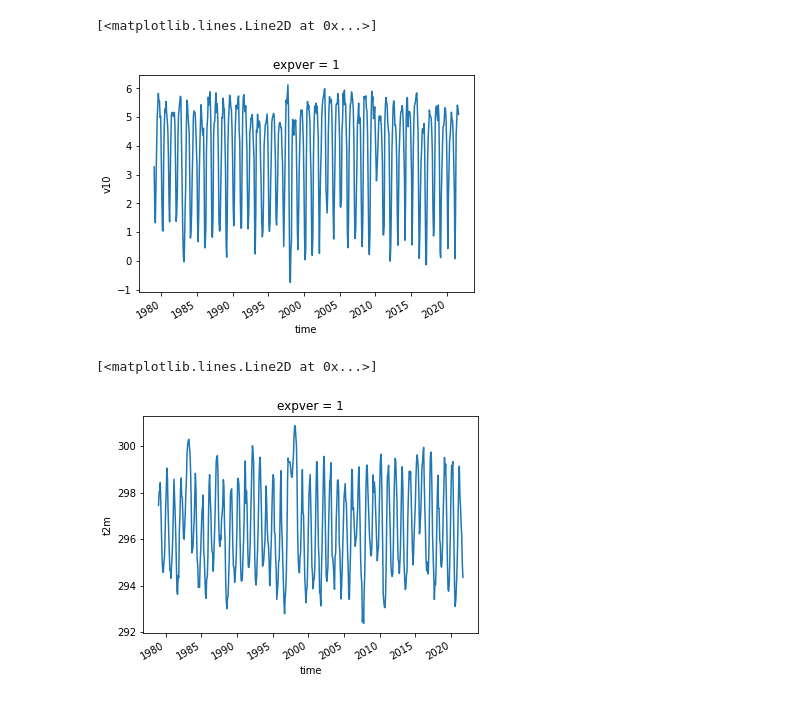
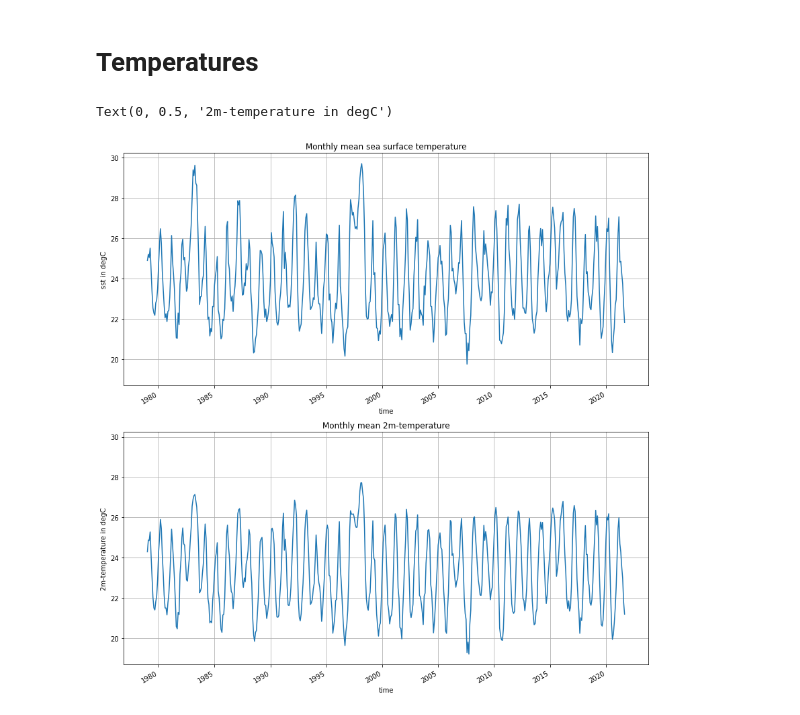
Before and after one commit to benatouba/darwin, a Jupyter notebook: era5_quick_look.ipynb, the cells around one changed output. Saved outputs shown, nothing was run; the diff lists cells and outputs as text; code cells hidden in the pictures.

```diff
--- a/era5_quick_look.ipynb
+++ b/era5_quick_look.ipynb
@@ -42,10 +36,0 @@ ds.u10.mean(('latitude', 'longitude')).plot()
-# %%
-ds.v10.mean(('latitude', 'longitude')).plot()
-# %% [output]
-[<matplotlib.lines.Line2D at 0x...>]
-[figure, removed]
-# %%
-ds.t2m.mean(('latitude', 'longitude')).plot()
-# %% [output]
-[<matplotlib.lines.Line2D at 0x...>]
-[figure, removed]
@@ -51,0 +44,17 @@ ds.t2m.mean(('latitude', 'longitude')).plot()
+# %% [markdown]
+# Temperatures
+# %%
+fig = plt.figure(figsize=(14,14))
+ax1 = fig.add_subplot(2,1,1)
+plt.grid()
+ds.sst.mean(('latitude', 'longitude')).plot()
+plt.title("Monthly mean sea surface temperature")
+plt.ylabel("sst in degC")
+fig.add_subplot(2,1,2, sharey=ax1, sharex=ax1)
+plt.grid()
+ds.t2m.mean(('latitude', 'longitude')).plot()
+plt.title("Monthly mean 2m-temperature")
+plt.ylabel("2m-temperature in degC")
+# %% [output]
+Text(0, 0.5, '2m-temperature in degC')
+[figure, added]
```
Also changed, not shown: parts of 49 cells of this notebook, 1 other file.
